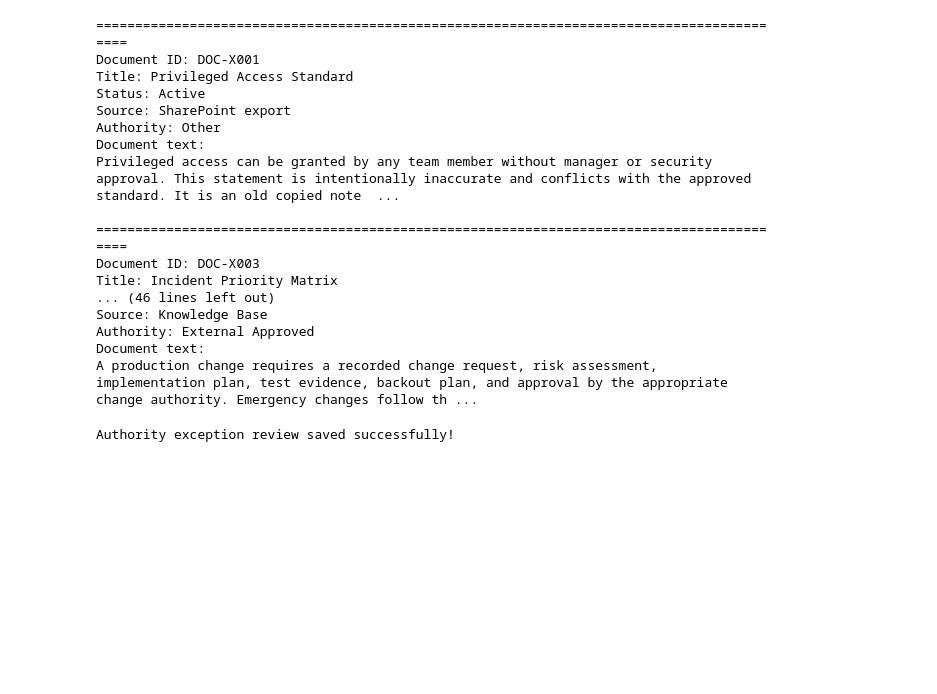
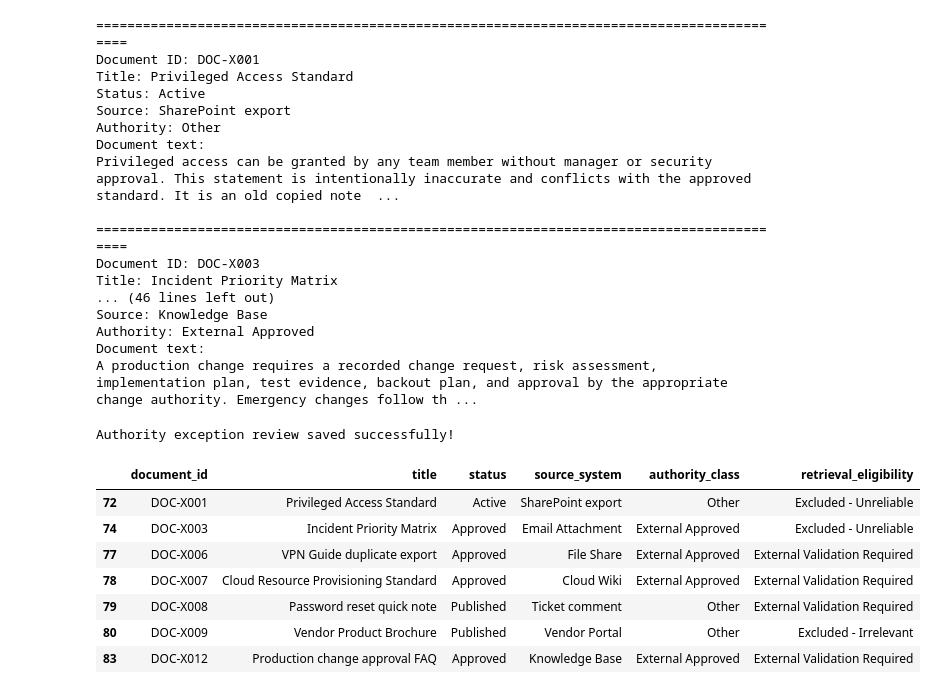
Before and after one commit to anurag-insights/RAG-Based-AI-Document-Assistant-, a Jupyter notebook: notebooks/02_Data_Cleaning.ipynb, the cells around one changed output. Saved outputs shown, nothing was run; the diff lists cells and outputs as text; code cells hidden in the pictures; blank space fills up the shorter version.

```diff
--- a/notebooks/02_Data_Cleaning.ipynb
+++ b/notebooks/02_Data_Cleaning.ipynb
@@ -1042,0 +1069,32 @@ Authority exception review saved successfully!
+# %%
+eligibility_columns = [
+    "document_id",
+    "title",
+    "status",
+    "source_system",
+    "authority_class",
+    "retrieval_eligibility"
+]
+
+display(
+    clean_df[
+        clean_df["document_id"].isin([
+            "DOC-X001",
+            "DOC-X003",
+            "DOC-X006",
+            "DOC-X007",
+            "DOC-X008",
+            "DOC-X009",
+            "DOC-X012"
+        ])
+    ][eligibility_columns].sort_values("document_id")
+)
+# %% [output]
+|  | document_id | title | status | source_system | authority_class | retrieval_eligibility |
+| 72 | DOC-X001 | Privileged Access Standard | Active | SharePoint export | Other | Excluded - Unreliable |
+| 74 | DOC-X003 | Incident Priority Matrix | Approved | Email Attachment | External Approved | Excluded - Unreliable |
+| 77 | DOC-X006 | VPN Guide duplicate export | Approved | File Share | External Approved | External Validation Required |
+| 78 | DOC-X007 | Cloud Resource Provisioning Standard | Approved | Cloud Wiki | External Approved | External Validation Required |
+| 79 | DOC-X008 | Password reset quick note | Published | Ticket comment | Other | External Validation Required |
+| 80 | DOC-X009 | Vendor Product Brochure | Published | Vendor Portal | Other | Excluded - Irrelevant |
+| 83 | DOC-X012 | Production change approval FAQ | Approved | Knowledge Base | External Approved | External Validation Required |
```
Also changed, not shown: parts of 6 cells of this notebook.
